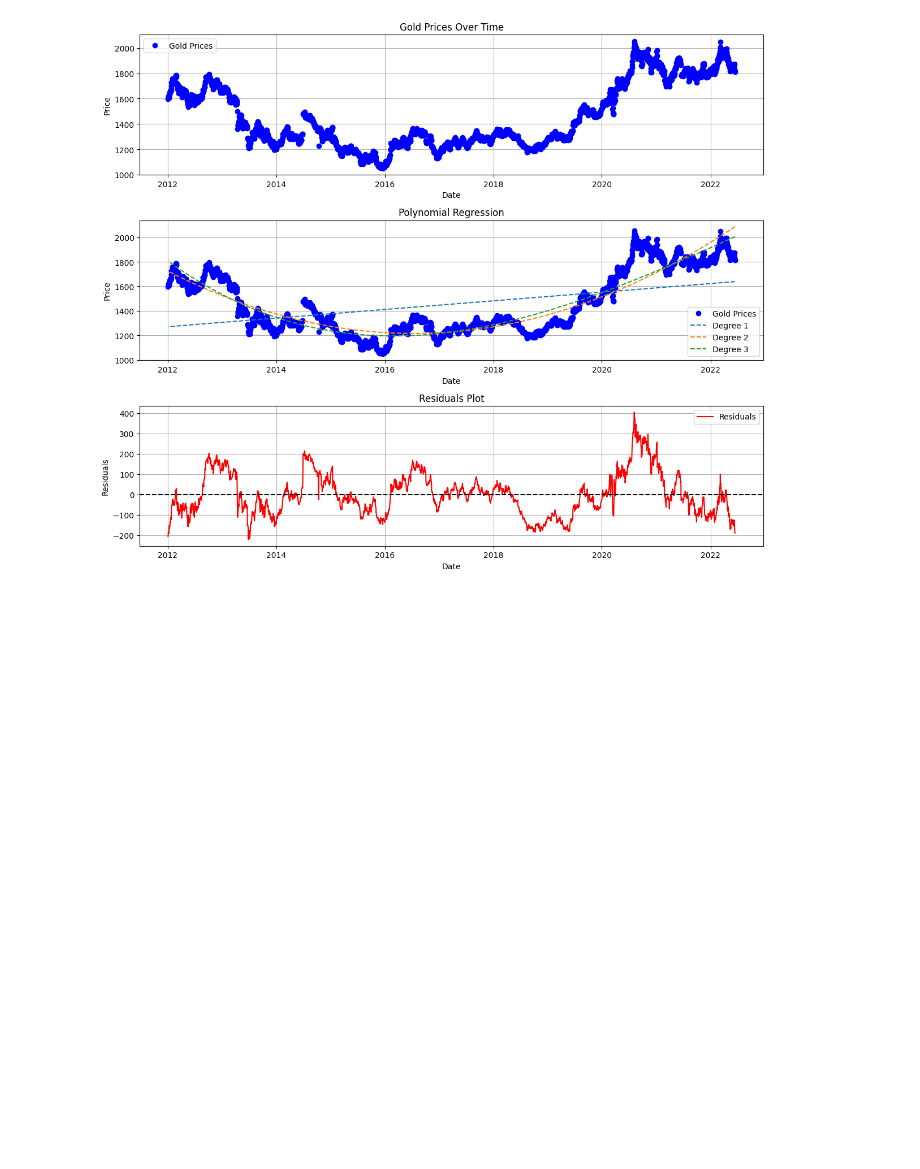
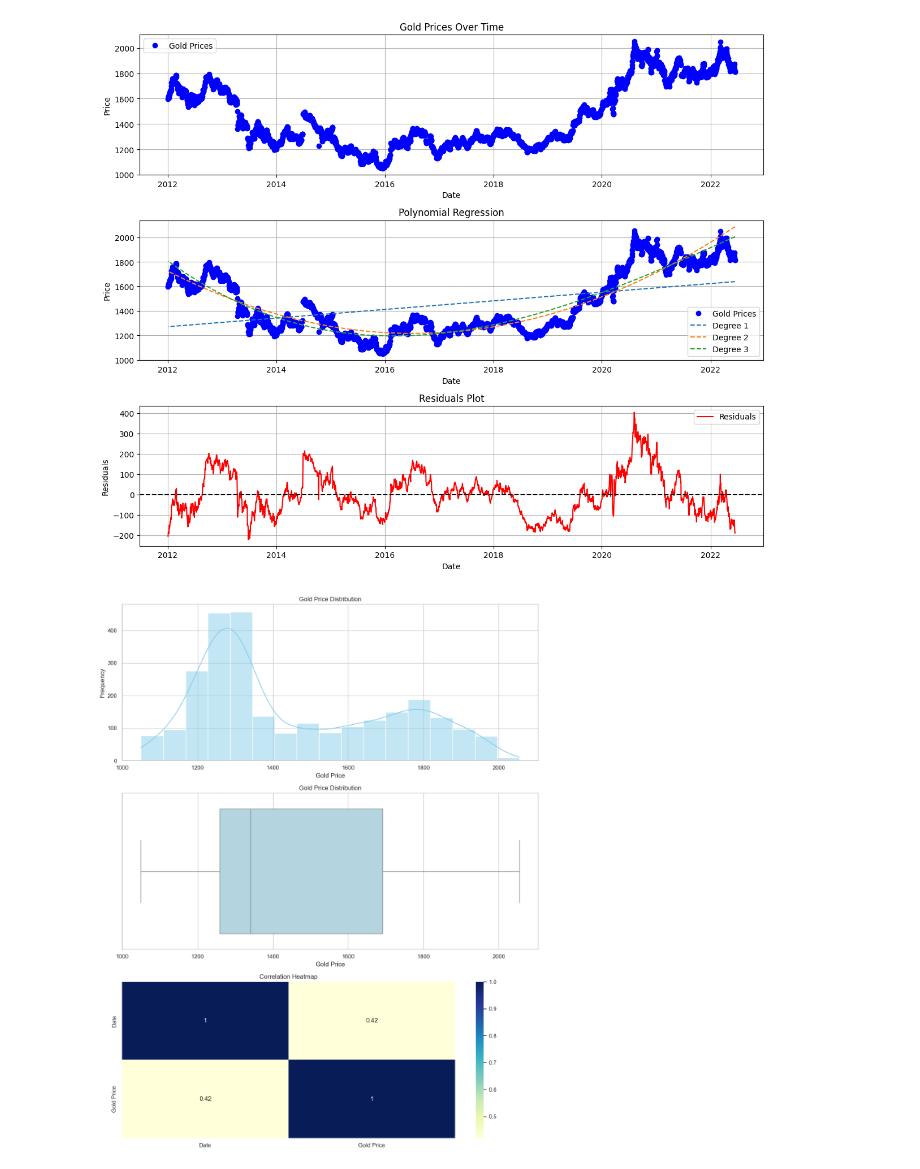
Before and after one commit to kahlilello/CommoditiesStreamlit, a Jupyter notebook: ML.ipynb, the cells around one changed output. Saved outputs shown, nothing was run; the diff lists cells and outputs as text; code cells hidden in the pictures; blank space fills up the shorter version.

Commit message:
Added a Histogram KDE, Box Plot, and Heatmap

```diff
--- a/ML.ipynb
+++ b/ML.ipynb
@@ -384,3 +384,35 @@ plt.show()
 # %% [output]
 [figure]
 [figure]
+# %%
+# Set seaborn style
+sns.set_theme(style="whitegrid")
+
+# Create a figure with subplots
+fig, axes = plt.subplots(3, 1, figsize=(12, 15))
+
+# Histogram and KDE
+sns.histplot(gold_prices, kde=True, color="skyblue", ax=axes[0])
+axes[0].set_title("Gold Price Distribution")
+axes[0].set_xlabel("Gold Price")
+axes[0].set_ylabel("Frequency")
+
+# Box Plot
+sns.boxplot(x=gold_prices, ax=axes[1], orient='h', color='lightblue')
+axes[1].set_title("Gold Price Distribution")
+axes[1].set_xlabel("Gold Price")
+
+# Heatmap
+# Assuming you want to analyze the correlation between gold prices and time
+# You may need to convert dates to numerical format for heatmap
+numeric_dates = mdates.date2num(dates)
+data = np.vstack((numeric_dates, gold_prices)).T
+correlation_matrix = np.corrcoef(data, rowvar=False)
+sns.heatmap(correlation_matrix, annot=True, cmap="YlGnBu", ax=axes[2],
+            xticklabels=["Date", "Gold Price"], yticklabels=["Date", "Gold Price"])
+axes[2].set_title("Correlation Heatmap")
+
+plt.tight_layout()
+plt.show()
+# %% [output]
+[figure, added]
```
